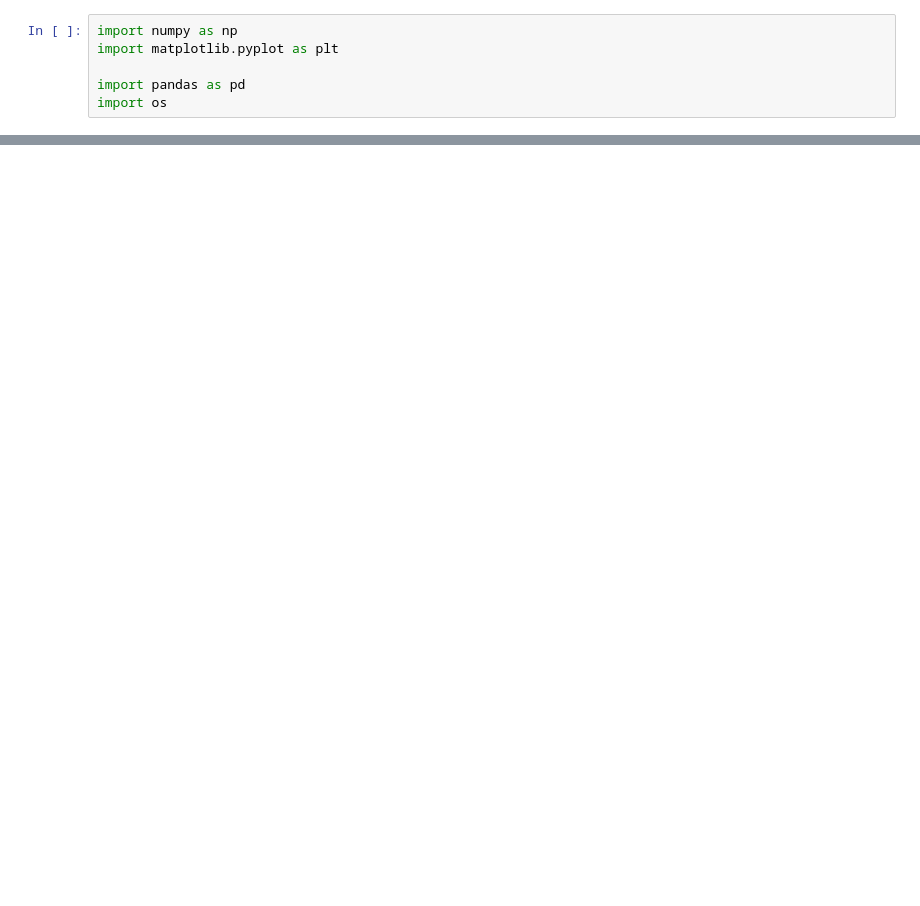
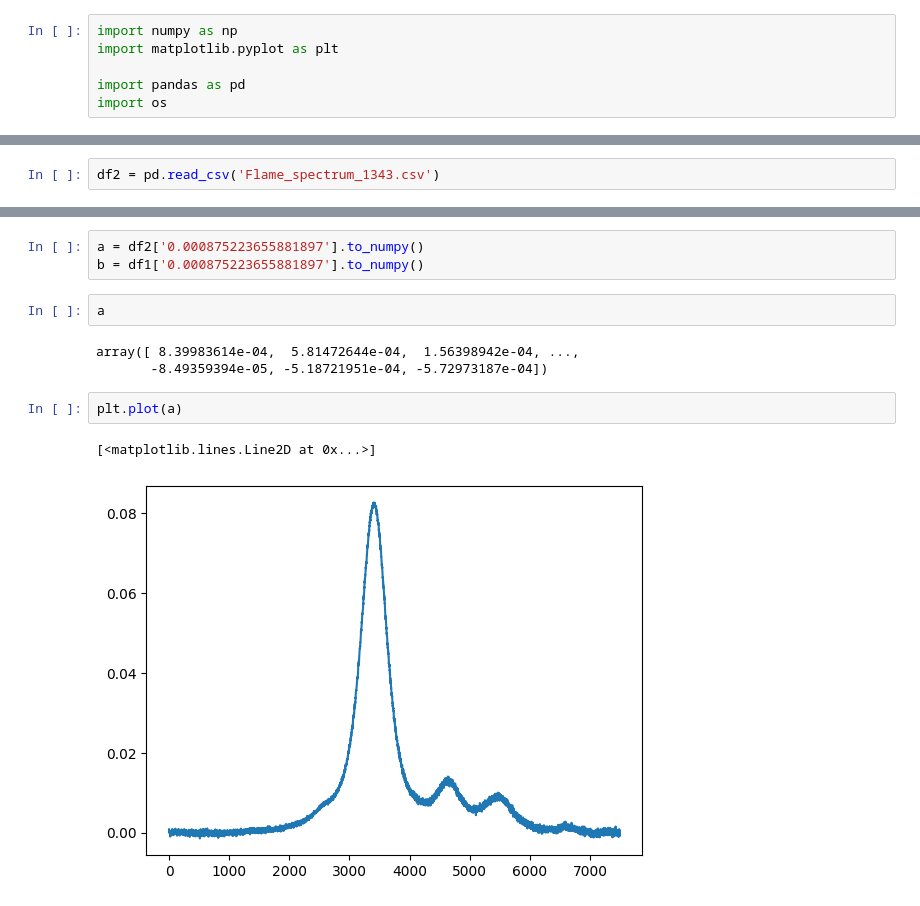
Before and after one commit to CaffineAddic/Flame_dianostics-temperature_profile_estimation_using_ML, a Jupyter notebook: Visual/visual_exp_data.ipynb, the cells around one changed output, grey strips where cells are left out. Drawn from its saved outputs; the diff is of its cells as text; blank space fills up the shorter version.

```diff
--- a/Visual/visual_exp_data.ipynb
+++ b/Visual/visual_exp_data.ipynb
@@ -31,0 +11,2 @@ AttributeError: Line2D.set() got an unexpected keyword argument 'index'
+# %%
+df2 = pd.read_csv('Flame_spectrum_1343.csv')
@@ -31,0 +45,13 @@ AttributeError: Line2D.set() got an unexpected keyword argument 'index'
+# %%
+a = df2['0.000875223655881897'].to_numpy()
+b = df1['0.000875223655881897'].to_numpy()
+# %%
+a
+# %% [output]
+array([ 8.39983614e-04,  5.81472644e-04,  1.56398942e-04, ...,
+       -8.49359394e-05, -5.18721951e-04, -5.72973187e-04])
+# %%
+plt.plot(a)
+# %% [output]
+[<matplotlib.lines.Line2D at 0x...>]
+[figure, added]
```
Also changed, not shown: parts of 13 cells of this notebook, 4 other files.
